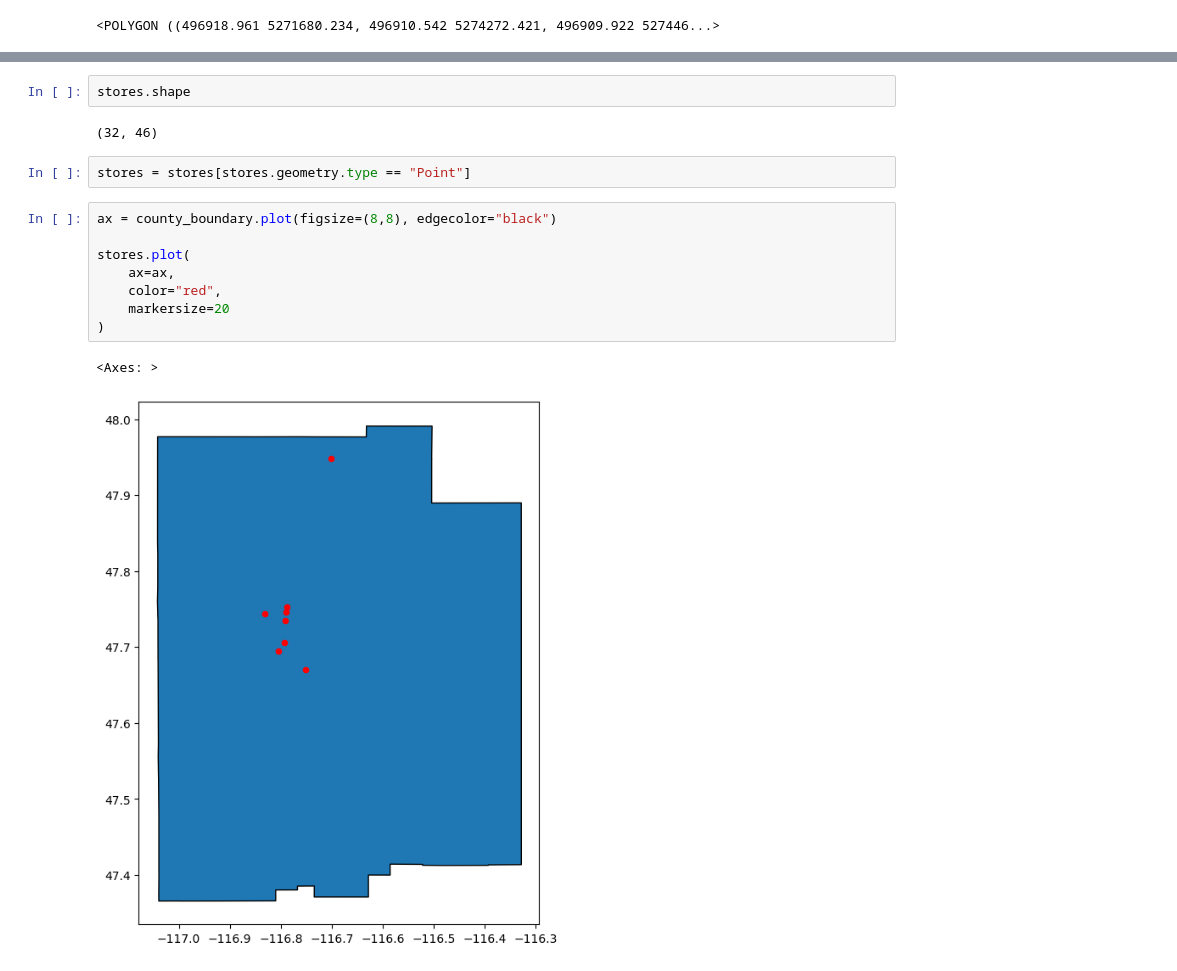
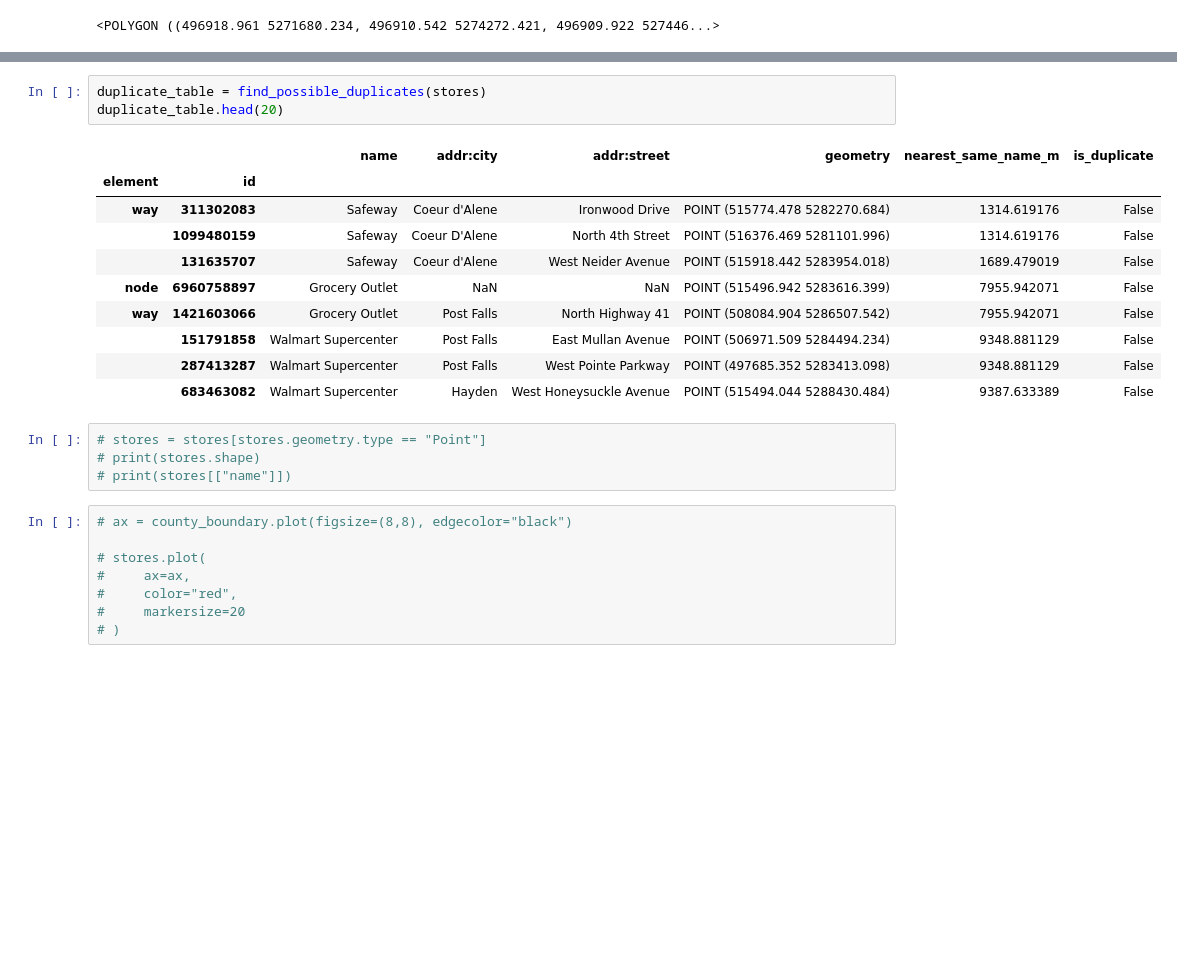
Before and after one commit to wuwu2099/grocery-access-analysis, a Jupyter notebook: notebooks/02_get_grocery_stores.ipynb, the cells around one changed output, grey strips where cells are left out. Saved outputs shown, nothing was run; the diff lists cells and outputs as text; blank space fills up the shorter version.

```diff
--- a/notebooks/02_get_grocery_stores.ipynb
+++ b/notebooks/02_get_grocery_stores.ipynb
@@ -46,17 +78,26 @@ stores.head()
 # %%
-stores.shape
+duplicate_table = find_possible_duplicates(stores)
+duplicate_table.head(20)
 # %% [output]
-(32, 46)
+|  |  | name | addr:city | addr:street | geometry | nearest_same_name_m | is_duplicate |
+| element | id |  |  |  |  |  |  |
+| way | 311302083 | Safeway | Coeur d'Alene | Ironwood Drive | POINT (515774.478 5282270.684) | 1314.619176 | False |
+|  | 1099480159 | Safeway | Coeur D'Alene | North 4th Street | POINT (516376.469 5281101.996) | 1314.619176 | False |
+|  | 131635707 | Safeway | Coeur d'Alene | West Neider Avenue | POINT (515918.442 5283954.018) | 1689.479019 | False |
+| node | 6960758897 | Grocery Outlet | NaN | NaN | POINT (515496.942 5283616.399) | 7955.942071 | False |
+| way | 1421603066 | Grocery Outlet | Post Falls | North Highway 41 | POINT (508084.904 5286507.542) | 7955.942071 | False |
+|  | 151791858 | Walmart Supercenter | Post Falls | East Mullan Avenue | POINT (506971.509 5284494.234) | 9348.881129 | False |
+|  | 287413287 | Walmart Supercenter | Post Falls | West Pointe Parkway | POINT (497685.352 5283413.098) | 9348.881129 | False |
+|  | 683463082 | Walmart Supercenter | Hayden | West Honeysuckle Avenue | POINT (515494.044 5288430.484) | 9387.633389 | False |
 # %%
-stores = stores[stores.geometry.type == "Point"]
+# stores = stores[stores.geometry.type == "Point"]
+# print(stores.shape)
+# print(stores[["name"]])
 # %%
-ax = county_boundary.plot(figsize=(8,8), edgecolor="black")
+# ax = county_boundary.plot(figsize=(8,8), edgecolor="black")
 
-stores.plot(
-    ax=ax,
-    color="red",
-    markersize=20
-)
+# stores.plot(
+#     ax=ax,
+#     color="red",
+#     markersize=20
+# )
-# %% [output]
-<Axes: >
-[figure, removed]
```
Also changed, not shown: parts of 11 cells of this notebook, 1 other file.
